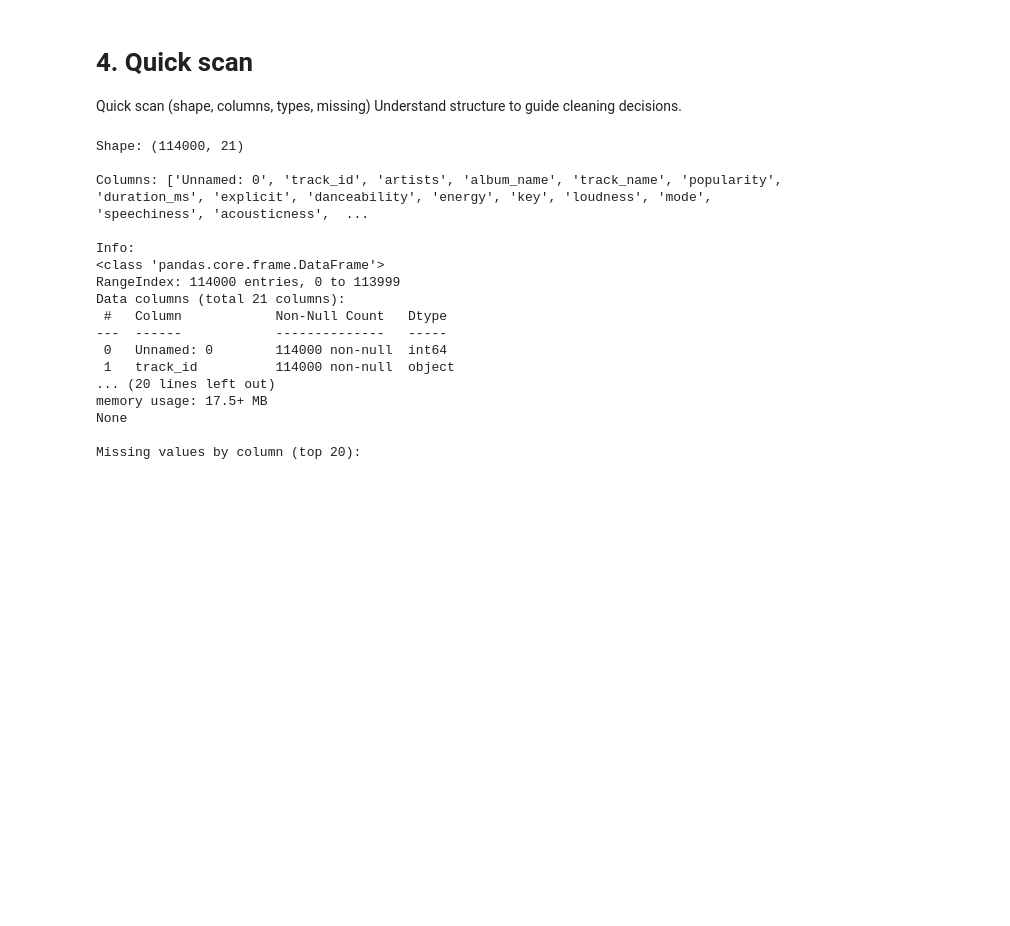
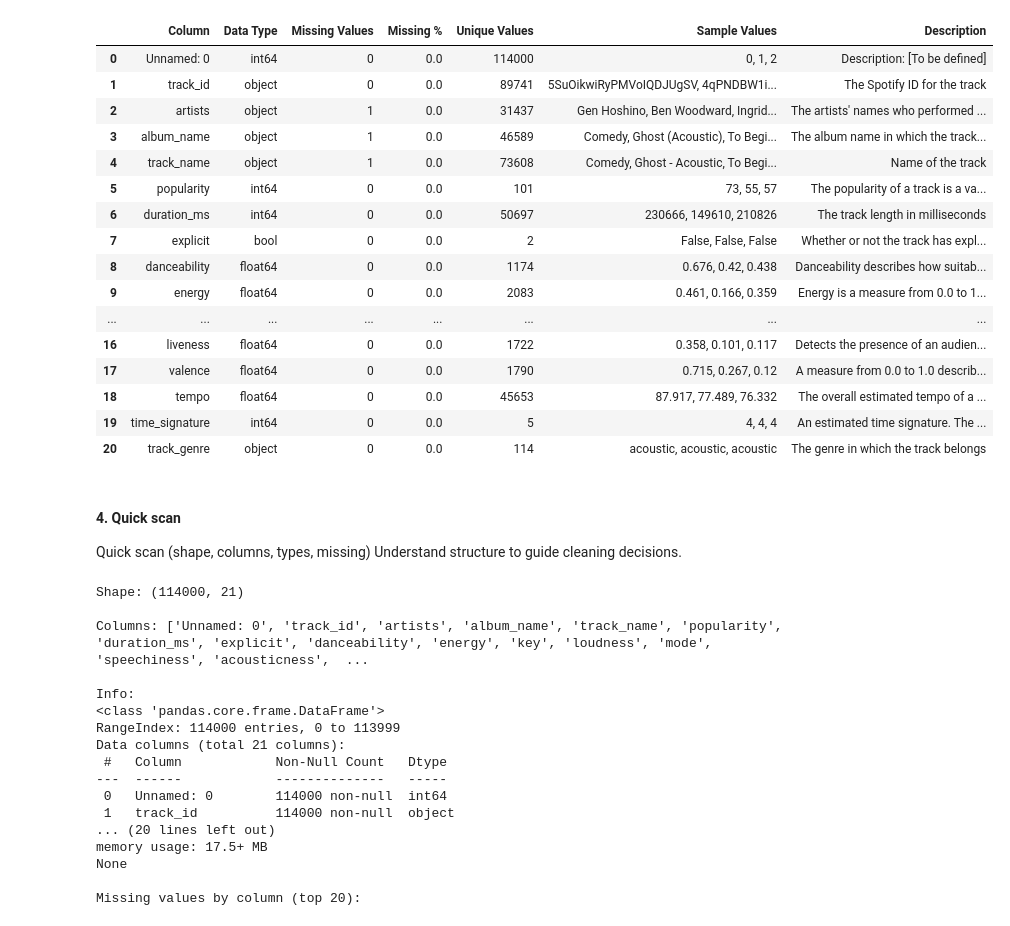
Before and after one commit to Julian-Elliott/song-recommendation-dashboard, a Jupyter notebook: notebooks/extract_and_clean.ipynb, the cells around one changed output. Cells and saved outputs as stored; diff of their text form; code cells hidden in the pictures; blank space fills up the shorter version.

```diff
--- a/notebooks/extract_and_clean.ipynb
+++ b/notebooks/extract_and_clean.ipynb
@@ -83,5 +47,78 @@ Output file (will be created): /Users/nasraibrahim/Documents/vscode-projects/son
+# %%
+# Researched column descriptions for the Spotify Tracks dataset
+column_descriptions = {
+    'track_id': 'The Spotify ID for the track',
+    'artists': 'The artists\' names who performed the track. If there is more than one artist, they are separated by a ;',
+    'album_name': 'The album name in which the track appears',
+    'track_name': 'Name of the track',
+    'popularity': 'The popularity of a track is a value between 0 and 100, with 100 being the most popular. The popularity is calculated by algorithm and is based, in the most part, on the total number of plays the track has had and how recent those plays are. Generally speaking, songs that are being played a lot now will have a higher popularity than songs that were played a lot in the past. Duplicate tracks (e.g. the same track from a single and an album) are rated independently. Artist and album popularity is derived mathematically from track popularity.',
+    'duration_ms': 'The track length in milliseconds',
+    'explicit': 'Whether or not the track has explicit lyrics (true = yes it does; false = no it does not OR unknown)',
+    'danceability': 'Danceability describes how suitable a track is for dancing based on a combination of musical elements including tempo, rhythm stability, beat strength, and overall regularity. A value of 0.0 is least danceable and 1.0 is most danceable',
+    'energy': 'Energy is a measure from 0.0 to 1.0 and represents a perceptual measure of intensity and activity. Typically, energetic tracks feel fast, loud, and noisy. For example, death metal has high energy, while a Bach prelude scores low on the scale',
+    'key': 'The key the track is in. Integers map to pitches using standard Pitch Class notation. E.g. 0 = C, 1 = C♯/D♭, 2 = D, and so on. If no key was detected, the value is -1',
+    'loudness': 'The overall loudness of a track in decibels (dB)',
+    'mode': 'Mode indicates the modality (major or minor) of a track, the type of scale from which its melodic content is derived. Major is represented by 1 and minor is 0',
+    'speechiness': 'Speechiness detects the presence of spoken words in a track. The more exclusively speech-like the recording (e.g. talk show, audio book, poetry), the closer to 1.0 the attribute value. Values above 0.66 describe tracks that are probably made entirely of spoken words. Values between 0.33 and 0.66 describe tracks that may contain both music and speech, either in sections or layered, including such cases as rap music. Values below 0.33 most likely represent music and other non-speech-like tracks',
+    'acousticness': 'A confidence measure from 0.0 to 1.0 of whether the track is acoustic. 1.0 represents high confidence the track is acoustic',
+    'instrumentalness': 'Predicts whether a track contains no vocals. "Ooh" and "aah" sounds are treated as instrumental in this context. Rap or spoken word tracks are clearly "vocal". The closer the instrumentalness value is to 1.0, the greater likelihood the track contains no vocal content',
+    'liveness': 'Detects the presence of an audience in the recording. Higher liveness values represent an increased probability that the track was performed live. A value above 0.8 provides strong likelihood that the track is live',
+    'valence': 'A measure from 0.0 to 1.0 describing the musical positiveness conveyed by a track. Tracks with high valence sound more positive (e.g. happy, cheerful, euphoric), while tracks with low valence sound more negative (e.g. sad, depressed, angry)',
+    'tempo': 'The overall estimated tempo of a track in beats per minute (BPM). In musical terminology, tempo is the speed or pace of a given piece and derives directly from the average beat duration',
+    'time_signature': 'An estimated time signature. The time signature (meter) is a notational convention to specify how many beats are in each bar (or measure). The time signature ranges from 3 to 7 indicating time signatures of 3/4, to 7/4.',
+    'track_genre': 'The genre in which the track belongs'
+}
+
+# Custom Function to create a data dictionary
+def create_data_dictionary(df, descriptions=None):
+    """
+    Creates a data dictionary for the given DataFrame.
+    Args:
+        df (pd.DataFrame): The DataFrame to analyze.
+        descriptions (dict): Optional. Dictionary of column descriptions.
+    Returns:
+        pd.DataFrame: Data dictionary.
+    """
+    if descriptions is None:
+        descriptions = {}
+    dictionary_data = []
+    for column in df.columns:
+        sample_values = df[column].dropna().head(3).tolist()
+        sample_str = ', '.join([str(x) for x in sample_values])
+        dictionary_data.append({
+            'Column': column,
+            'Data Type': str(df[column].dtype),
+            'Missing Values': df[column].isnull().sum(),
+            'Missing %': round((df[column].isnull().sum() / len(df)) * 100, 2),
+            'Unique Values': df[column].nunique(),
+            'Sample Values': sample_str,
+            'Description': descriptions.get(column, 'Description: [To be defined]')
+        })
+    return pd.DataFrame(dictionary_data)
+
+# Run the data dictionary function on the loaded dataset
+raw_data_dictionary = create_data_dictionary(df_raw, column_descriptions)
+raw_data_dictionary
+# %% [output]
+|  | Column | Data Type | Missing Values | Missing % | Unique Values | Sample Values | Description |
+| 0 | Unnamed: 0 | int64 | 0 | 0.0 | 114000 | 0, 1, 2 | Description: [To be defined] |
+| 1 | track_id | object | 0 | 0.0 | 89741 | 5SuOikwiRyPMVoIQDJUgSV, 4qPNDBW1i... | The Spotify ID for the track |
+| 2 | artists | object | 1 | 0.0 | 31437 | Gen Hoshino, Ben Woodward, Ingrid... | The artists' names who performed ... |
+| 3 | album_name | object | 1 | 0.0 | 46589 | Comedy, Ghost (Acoustic), To Begi... | The album name in which the track... |
+| 4 | track_name | object | 1 | 0.0 | 73608 | Comedy, Ghost - Acoustic, To Begi... | Name of the track |
+| 5 | popularity | int64 | 0 | 0.0 | 101 | 73, 55, 57 | The popularity of a track is a va... |
+| 6 | duration_ms | int64 | 0 | 0.0 | 50697 | 230666, 149610, 210826 | The track length in milliseconds |
+| 7 | explicit | bool | 0 | 0.0 | 2 | False, False, False | Whether or not the track has expl... |
+| 8 | danceability | float64 | 0 | 0.0 | 1174 | 0.676, 0.42, 0.438 | Danceability describes how suitab... |
+| 9 | energy | float64 | 0 | 0.0 | 2083 | 0.461, 0.166, 0.359 | Energy is a measure from 0.0 to 1... |
+| ... | ... | ... | ... | ... | ... | ... | ... |
+| 16 | liveness | float64 | 0 | 0.0 | 1722 | 0.358, 0.101, 0.117 | Detects the presence of an audien... |
+| 17 | valence | float64 | 0 | 0.0 | 1790 | 0.715, 0.267, 0.12 | A measure from 0.0 to 1.0 describ... |
+| 18 | tempo | float64 | 0 | 0.0 | 45653 | 87.917, 77.489, 76.332 | The overall estimated tempo of a ... |
+| 19 | time_signature | int64 | 0 | 0.0 | 5 | 4, 4, 4 | An estimated time signature. The ... |
+| 20 | track_genre | object | 0 | 0.0 | 114 | acoustic, acoustic, acoustic | The genre in which the track belongs |
 # %% [markdown]
-# 4. Quick scan
+#### 4. Quick scan
 
 Quick scan (shape, columns, types, missing)
 Understand structure to guide cleaning decisions.
```
Also changed, not shown: parts of 20 cells of this notebook.
